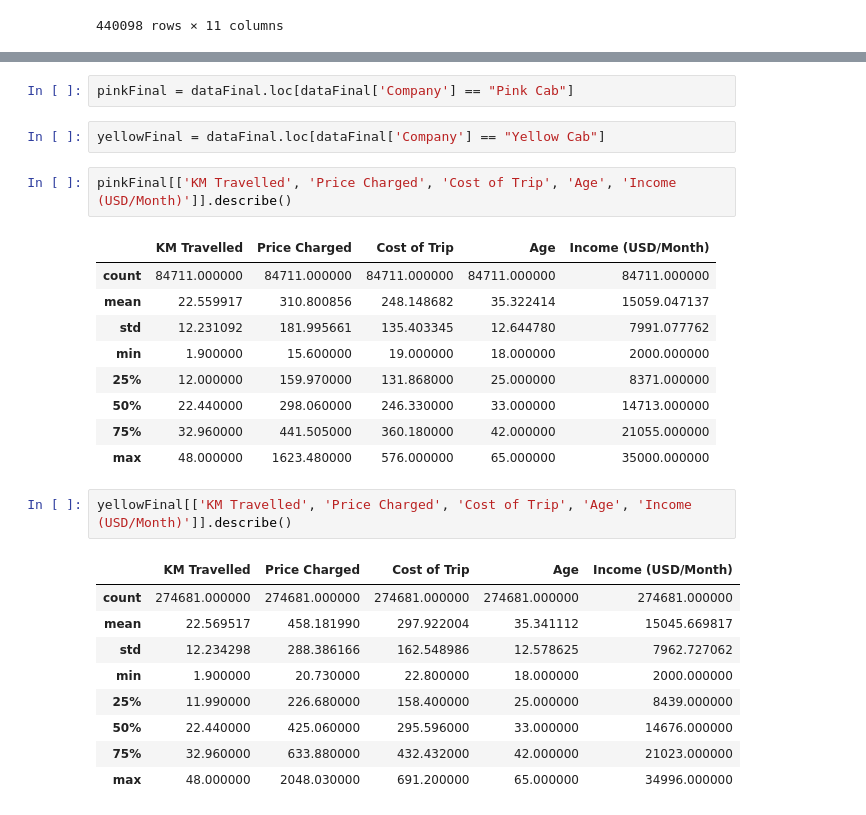
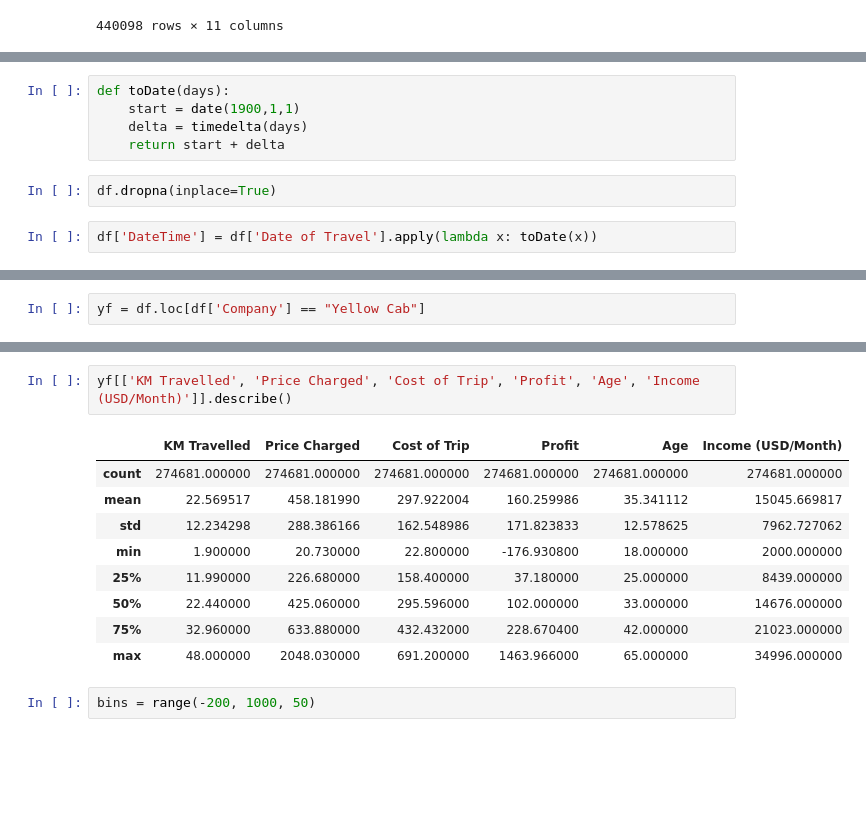
Before and after one commit to nureinumeya1999/Cab-Investment, a Jupyter notebook: src/EDA.ipynb, the cells around one changed output, grey strips where cells are left out. Saved outputs shown, nothing was run; the diff lists cells and outputs as text; blank space fills up the shorter version.

```diff
--- a/src/EDA.ipynb
+++ b/src/EDA.ipynb
@@ -182,0 +184,9 @@ dataFinal['Income (USD/Month)'].mean()
+# %%
+def toDate(days):
+    start = date(1900,1,1)
+    delta = timedelta(days)
+    return start + delta
+# %%
+df.dropna(inplace=True)
+# %%
+df['DateTime'] = df['Date of Travel'].apply(lambda x: toDate(x))
@@ -183 +224,3 @@ dataFinal['Income (USD/Month)'].mean()
+# %%
+yf = df.loc[df['Company'] == "Yellow Cab"]
 # %%
@@ -196,28 +238,14 @@ dataFinal[['KM Travelled', 'Price Charged', 'Cost of Trip', 'Age', 'Income (USD/
-# %%
-pinkFinal = dataFinal.loc[dataFinal['Company'] == "Pink Cab"]
-# %%
-yellowFinal = dataFinal.loc[dataFinal['Company'] == "Yellow Cab"]
 # %%
-pinkFinal[['KM Travelled', 'Price Charged', 'Cost of Trip', 'Age', 'Income (USD/Month)']].describe()
+yf[['KM Travelled', 'Price Charged', 'Cost of Trip', 'Profit', 'Age', 'Income (USD/Month)']].describe()
 # %% [output]
-|  | KM Travelled | Price Charged | Cost of Trip | Age | Income (USD/Month) |
-| count | 84711.000000 | 84711.000000 | 84711.000000 | 84711.000000 | 84711.000000 |
-| mean | 22.559917 | 310.800856 | 248.148682 | 35.322414 | 15059.047137 |
-| std | 12.231092 | 181.995661 | 135.403345 | 12.644780 | 7991.077762 |
-| min | 1.900000 | 15.600000 | 19.000000 | 18.000000 | 2000.000000 |
-| 25% | 12.000000 | 159.970000 | 131.868000 | 25.000000 | 8371.000000 |
-| 50% | 22.440000 | 298.060000 | 246.330000 | 33.000000 | 14713.000000 |
-| 75% | 32.960000 | 441.505000 | 360.180000 | 42.000000 | 21055.000000 |
-| max | 48.000000 | 1623.480000 | 576.000000 | 65.000000 | 35000.000000 |
+|  | KM Travelled | Price Charged | Cost of Trip | Profit | Age | Income (USD/Month) |
+| count | 274681.000000 | 274681.000000 | 274681.000000 | 274681.000000 | 274681.000000 | 274681.000000 |
+| mean | 22.569517 | 458.181990 | 297.922004 | 160.259986 | 35.341112 | 15045.669817 |
+| std | 12.234298 | 288.386166 | 162.548986 | 171.823833 | 12.578625 | 7962.727062 |
+| min | 1.900000 | 20.730000 | 22.800000 | -176.930800 | 18.000000 | 2000.000000 |
+| 25% | 11.990000 | 226.680000 | 158.400000 | 37.180000 | 25.000000 | 8439.000000 |
+| 50% | 22.440000 | 425.060000 | 295.596000 | 102.000000 | 33.000000 | 14676.000000 |
+| 75% | 32.960000 | 633.880000 | 432.432000 | 228.670400 | 42.000000 | 21023.000000 |
+| max | 48.000000 | 2048.030000 | 691.200000 | 1463.966000 | 65.000000 | 34996.000000 |
-# %%
-yellowFinal[['KM Travelled', 'Price Charged', 'Cost of Trip', 'Age', 'Income (USD/Month)']].describe()
-# %% [output]
-|  | KM Travelled | Price Charged | Cost of Trip | Age | Income (USD/Month) |
-| count | 274681.000000 | 274681.000000 | 274681.000000 | 274681.000000 | 274681.000000 |
-| mean | 22.569517 | 458.181990 | 297.922004 | 35.341112 | 15045.669817 |
-| std | 12.234298 | 288.386166 | 162.548986 | 12.578625 | 7962.727062 |
-| min | 1.900000 | 20.730000 | 22.800000 | 18.000000 | 2000.000000 |
-| 25% | 11.990000 | 226.680000 | 158.400000 | 25.000000 | 8439.000000 |
-| 50% | 22.440000 | 425.060000 | 295.596000 | 33.000000 | 14676.000000 |
-| 75% | 32.960000 | 633.880000 | 432.432000 | 42.000000 | 21023.000000 |
-| max | 48.000000 | 2048.030000 | 691.200000 | 65.000000 | 34996.000000 |
+# %%
+bins = range(-200, 1000, 50)
```
Also changed, not shown: parts of 32 cells of this notebook, 1 other file.
